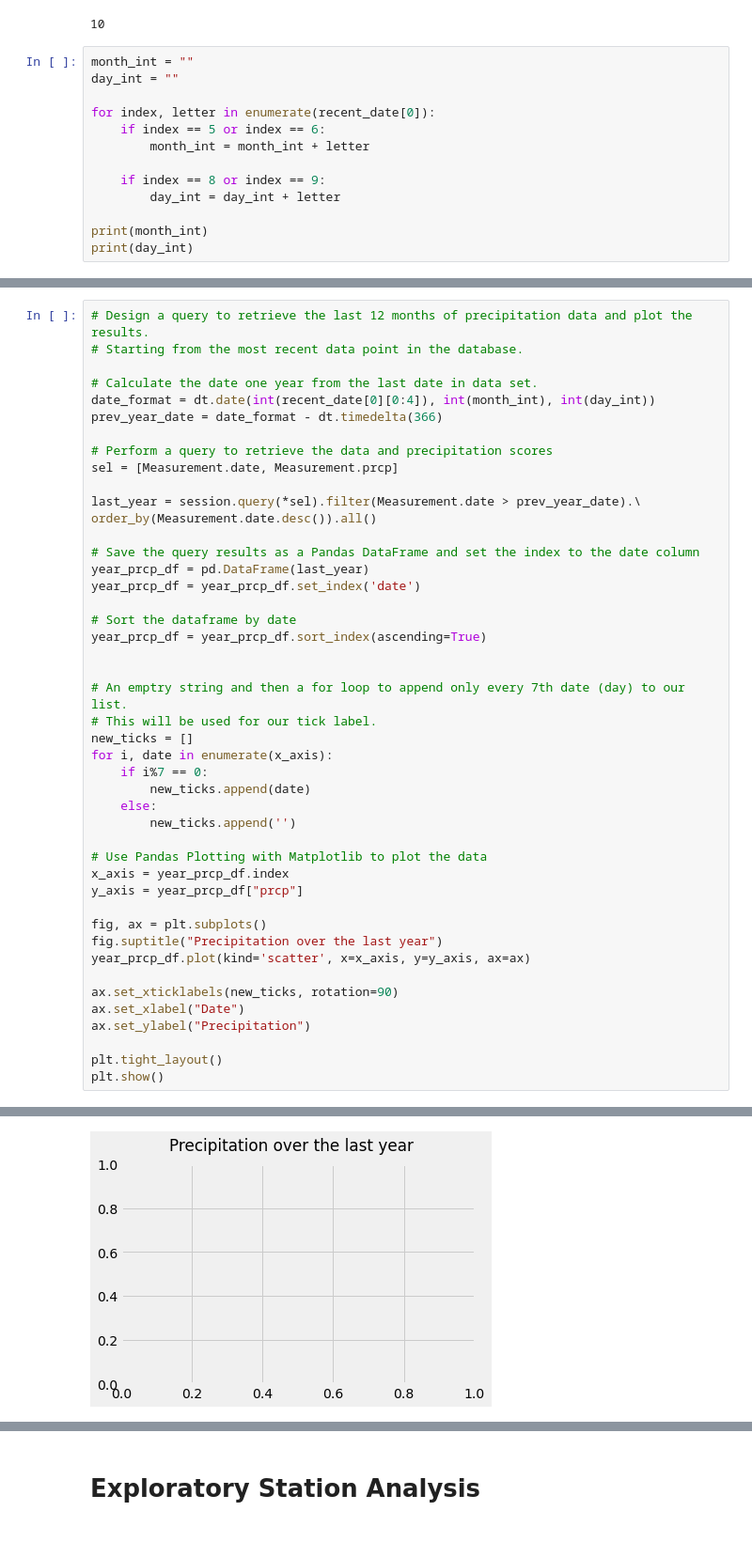
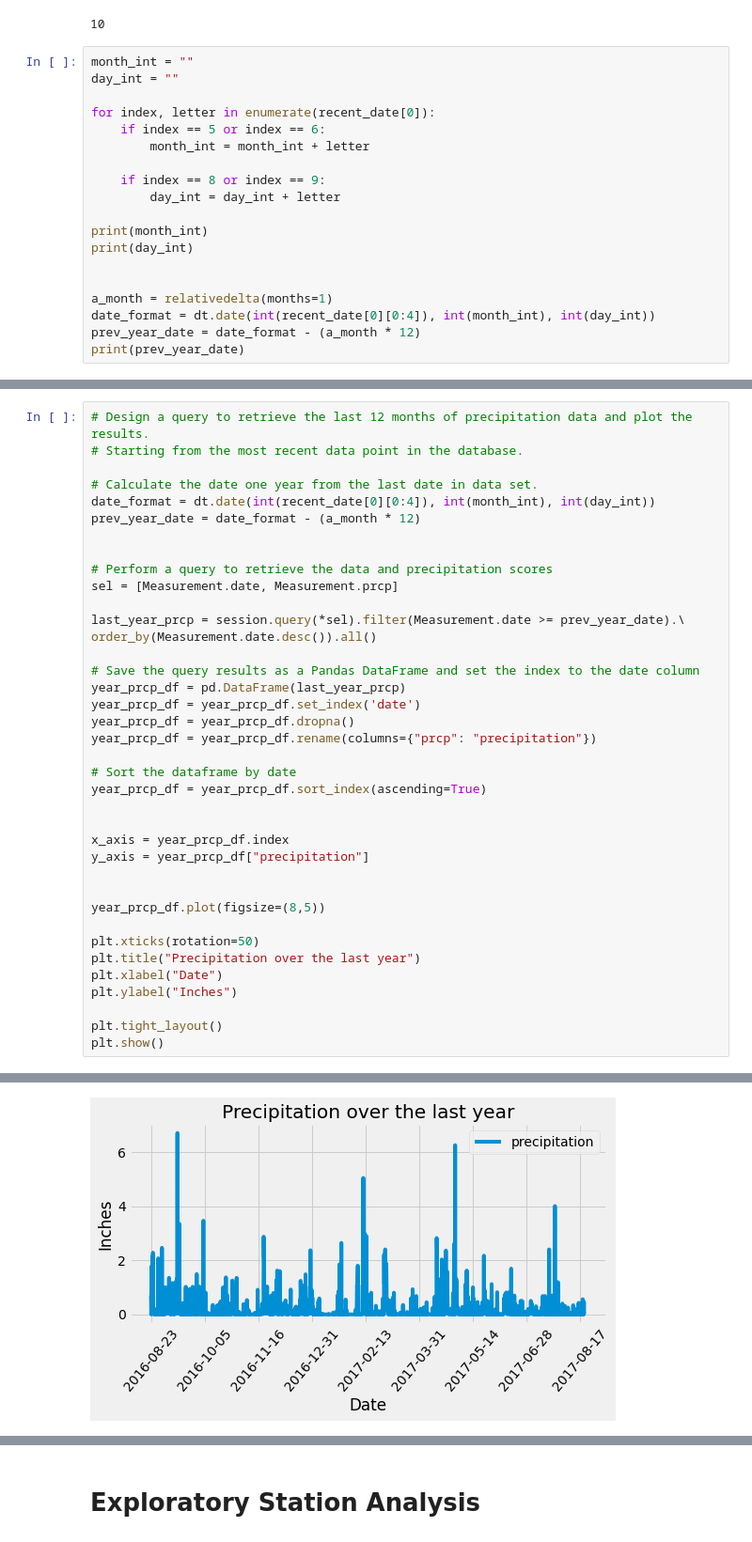
Before and after one commit to DerekLarson77/Sqlalchemy-Climate-Analysis, a Jupyter notebook: Climate_Analysis_and_Exploration.ipynb, the cells around one changed output, grey strips where cells are left out. Shown at 94% size. Saved outputs shown, nothing was run; the diff lists cells and outputs as text.

Commit message:
Graphs complete.  Just need to add comments
Comments still needed.

```diff
--- a/Climate_Analysis_and_Exploration.ipynb
+++ b/Climate_Analysis_and_Exploration.ipynb
@@ -60,6 +61,12 @@ for index, letter in enumerate(recent_date[0]):
 
 print(month_int)
 print(day_int)
+
+
+a_month = relativedelta(months=1)
+date_format = dt.date(int(recent_date[0][0:4]), int(month_int), int(day_int))
+prev_year_date = date_format - (a_month * 12)
+print(prev_year_date)
 # %% [output]
 08
 23
@@ -69,42 +77,35 @@ print(day_int)
 
 # Calculate the date one year from the last date in data set.
 date_format = dt.date(int(recent_date[0][0:4]), int(month_int), int(day_int))
-prev_year_date = date_format - dt.timedelta(366)
+prev_year_date = date_format - (a_month * 12)
+
 
 # Perform a query to retrieve the data and precipitation scores
 sel = [Measurement.date, Measurement.prcp]
 
-last_year = session.query(*sel).filter(Measurement.date > prev_year_date).\
+last_year_prcp = session.query(*sel).filter(Measurement.date >= prev_year_date).\
 order_by(Measurement.date.desc()).all()
 
 # Save the query results as a Pandas DataFrame and set the index to the date column
-year_prcp_df = pd.DataFrame(last_year)
+year_prcp_df = pd.DataFrame(last_year_prcp)
 year_prcp_df = year_prcp_df.set_index('date')
+year_prcp_df = year_prcp_df.dropna()
+year_prcp_df = year_prcp_df.rename(columns={"prcp": "precipitation"})
 
 # Sort the dataframe by date
 year_prcp_df = year_prcp_df.sort_index(ascending=True)
 
 
-# An emptry string and then a for loop to append only every 7th date (day) to our list.
-# This will be used for our tick label.
-new_ticks = []
-for i, date in enumerate(x_axis):
-    if i%7 == 0:
-        new_ticks.append(date)
-    else:
-        new_ticks.append('')
+x_axis = year_prcp_df.index
+y_axis = year_prcp_df["precipitation"]
 
-# Use Pandas Plotting with Matplotlib to plot the data
-x_axis = year_prcp_df.index
-y_axis = year_prcp_df["prcp"]
 
-fig, ax = plt.subplots()
-fig.suptitle("Precipitation over the last year")
-year_prcp_df.plot(kind='scatter', x=x_axis, y=y_axis, ax=ax)
+year_prcp_df.plot(figsize=(8,5))
 
-ax.set_xticklabels(new_ticks, rotation=90)
-ax.set_xlabel("Date")
-ax.set_ylabel("Precipitation")
+plt.xticks(rotation=50)
+plt.title("Precipitation over the last year")
+plt.xlabel("Date")
+plt.ylabel("Inches")
 
 plt.tight_layout()
 plt.show()
@@ -113,4 +113,4 @@ KeyError: "None of [Index(['2016-08-23', '2016-08-23', '2016-08-23', '2016-08-23
-[figure, old version]
+[figure, new version]
 # %%
 # Use Pandas to calcualte the summary statistics for the precipitation data
 year_prcp_df.describe()
```
Also changed, not shown: parts of 5 cells of this notebook.
